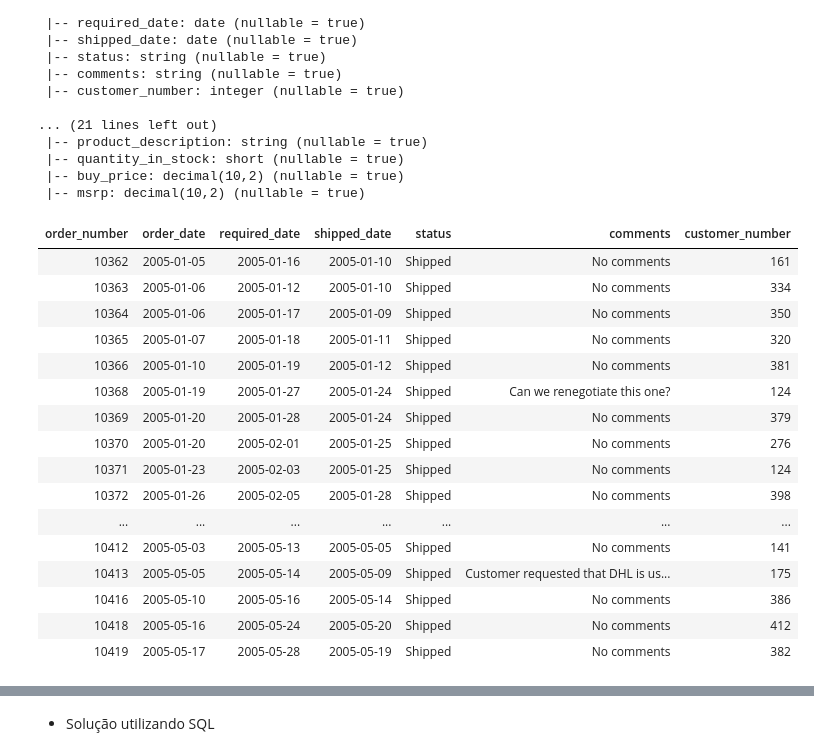
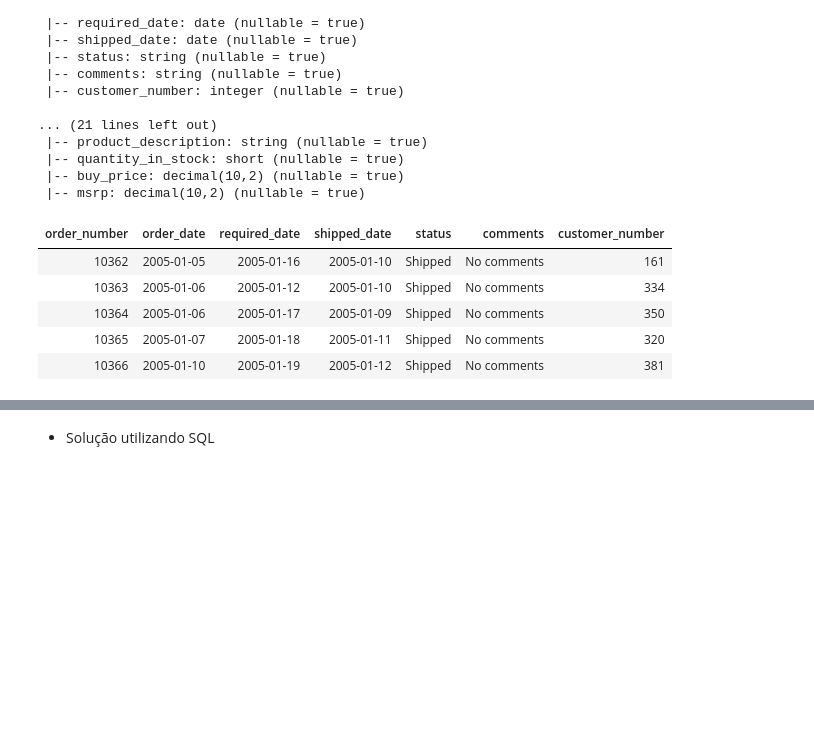
Before and after one commit to FernandoBarbosaB/Analise_Ecommerce, a Jupyter notebook: join_analise.ipynb, the cells around one changed output, grey strips where cells are left out. Drawn from its saved outputs; the diff is of its cells as text; code cells hidden in the pictures; blank space fills up the shorter version.

```diff
--- a/join_analise.ipynb
+++ b/join_analise.ipynb
@@ -292,24 +274,13 @@ root
  |-- buy_price: decimal(10,2) (nullable = true)
  |-- msrp: decimal(10,2) (nullable = true)
 # %%
-df_orders.filter(expr('status = "Shipped" AND year(shipped_date) = 2005')).display()
+df_orders.filter(expr('status = "Shipped" AND year(shipped_date) = 2005')).limit(5).display()
 # %% [output]
 | order_number | order_date | required_date | shipped_date | status | comments | customer_number |
 | 10362 | 2005-01-05 | 2005-01-16 | 2005-01-10 | Shipped | No comments | 161 |
 | 10363 | 2005-01-06 | 2005-01-12 | 2005-01-10 | Shipped | No comments | 334 |
 | 10364 | 2005-01-06 | 2005-01-17 | 2005-01-09 | Shipped | No comments | 350 |
 | 10365 | 2005-01-07 | 2005-01-18 | 2005-01-11 | Shipped | No comments | 320 |
 | 10366 | 2005-01-10 | 2005-01-19 | 2005-01-12 | Shipped | No comments | 381 |
-| 10368 | 2005-01-19 | 2005-01-27 | 2005-01-24 | Shipped | Can we renegotiate this one? | 124 |
-| 10369 | 2005-01-20 | 2005-01-28 | 2005-01-24 | Shipped | No comments | 379 |
-| 10370 | 2005-01-20 | 2005-02-01 | 2005-01-25 | Shipped | No comments | 276 |
-| 10371 | 2005-01-23 | 2005-02-03 | 2005-01-25 | Shipped | No comments | 124 |
-| 10372 | 2005-01-26 | 2005-02-05 | 2005-01-28 | Shipped | No comments | 398 |
-| ... | ... | ... | ... | ... | ... | ... |
-| 10412 | 2005-05-03 | 2005-05-13 | 2005-05-05 | Shipped | No comments | 141 |
-| 10413 | 2005-05-05 | 2005-05-14 | 2005-05-09 | Shipped | Customer requested that DHL is us... | 175 |
-| 10416 | 2005-05-10 | 2005-05-16 | 2005-05-14 | Shipped | No comments | 386 |
-| 10418 | 2005-05-16 | 2005-05-24 | 2005-05-20 | Shipped | No comments | 412 |
-| 10419 | 2005-05-17 | 2005-05-28 | 2005-05-19 | Shipped | No comments | 382 |
 # %%
 df_orders_q2 = df_orders.filter(expr('status = "Shipped" AND year(shipped_date) = 2005'))
```
Also changed, not shown: parts of 5 cells of this notebook.
